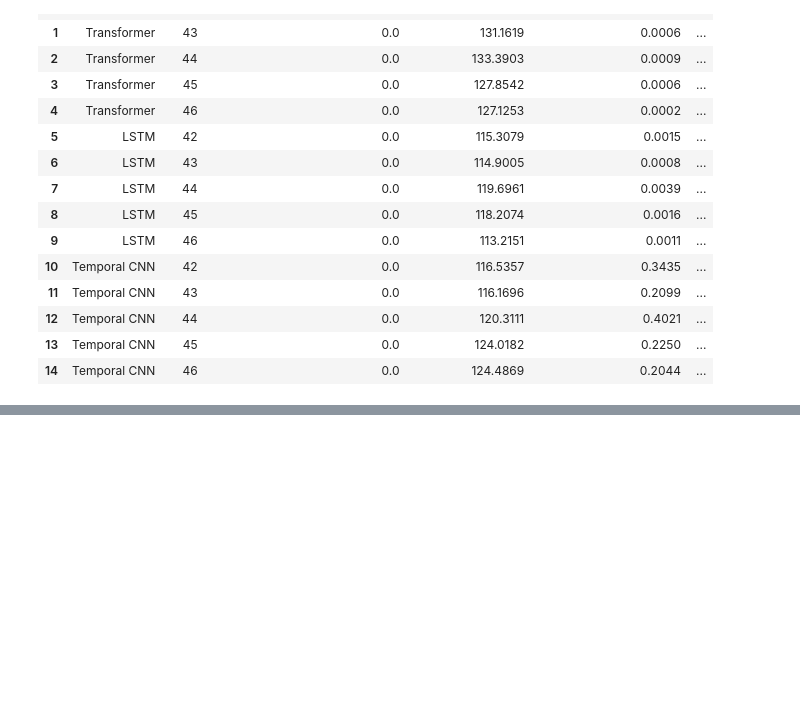
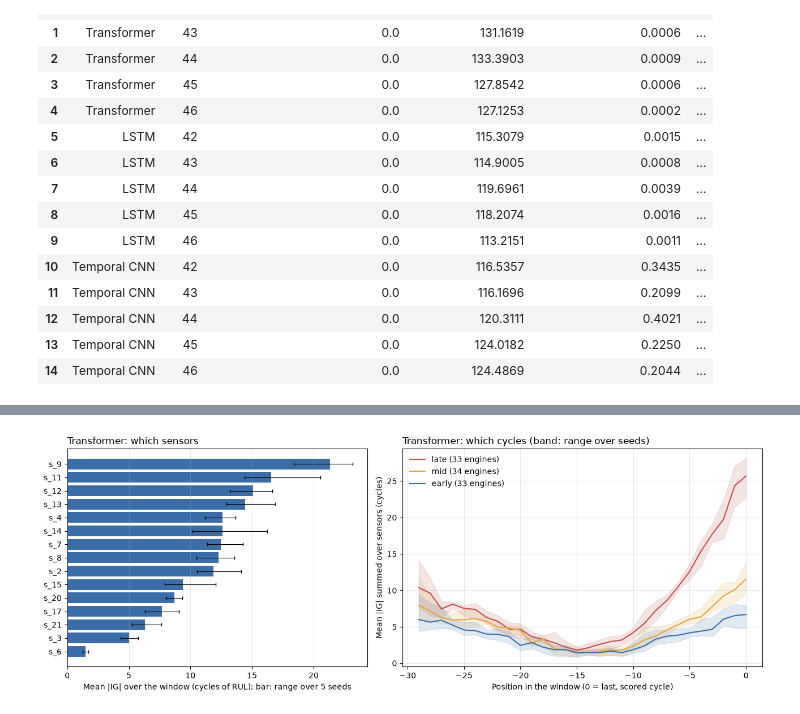
Before and after one commit to vks-g/cmapss-rul-hybrid, a Jupyter notebook: notebooks/phase2/14_interpretability.ipynb, the cells around one changed output, grey strips where cells are left out. Drawn from its saved outputs; the diff is of its cells as text; code cells hidden in the pictures; blank space fills up the shorter version.

```diff
--- a/notebooks/phase2/14_interpretability.ipynb
+++ b/notebooks/phase2/14_interpretability.ipynb
@@ -124,0 +195,25 @@ assert checks["max |prediction - #71 prediction|"].max() < 1e-3, "checkpoints do
+# %%
+STAGE_COLOURS = {"late": "#c0504d", "mid": "#e3a33b", "early": "#3b6ea8"}
+fig, (ax, bx) = plt.subplots(1, 2, figsize=(13, 4.8), gridspec_kw={"width_ratios": [1, 1.2]})
+t = sensor_ig[sensor_ig.model == "Transformer"].set_index("sensor").loc[ranking.index]
+ax.barh(range(len(t))[::-1], t["mean |IG|"], color="#3b6ea8",
+        xerr=[t["mean |IG|"] - t["seed min"], t["seed max"] - t["mean |IG|"]], error_kw={"lw": 0.8, "capsize": 2})
+ax.set_yticks(range(len(t))[::-1], t.index)
+ax.set_xlabel("Mean |IG| over the window (cycles of RUL); bar: range over 5 seeds")
+ax.set_title("Transformer: which sensors", loc="left")
+ax.grid(axis="x", alpha=0.3)
+for stage, colour in STAGE_COLOURS.items():
+    s = time_ig[(time_ig.model == "Transformer") & (time_ig.stage == stage)].groupby("position")["mean |IG|"]
+    m, lo, hi = s.mean(), s.min(), s.max()
+    bx.plot(m.index, m, color=colour, label=f"{stage} ({int((stage_of == stage).sum())} engines)")
+    bx.fill_between(m.index, lo, hi, color=colour, alpha=0.15)
+bx.set_xlabel("Position in the window (0 = last, scored cycle)")
+bx.set_ylabel("Mean |IG| summed over sensors (cycles)")
+bx.set_title("Transformer: which cycles (band: range over seeds)", loc="left")
+bx.legend(frameon=False)
+bx.grid(alpha=0.3)
+fig.tight_layout()
+fig.savefig(FIGURES / "fd001_interpretability_ig.png", dpi=150, bbox_inches="tight")
+plt.show()
+# %% [output]
+[figure, added]
```
Also changed, not shown: parts of 2 cells of this notebook, 2 other files.
